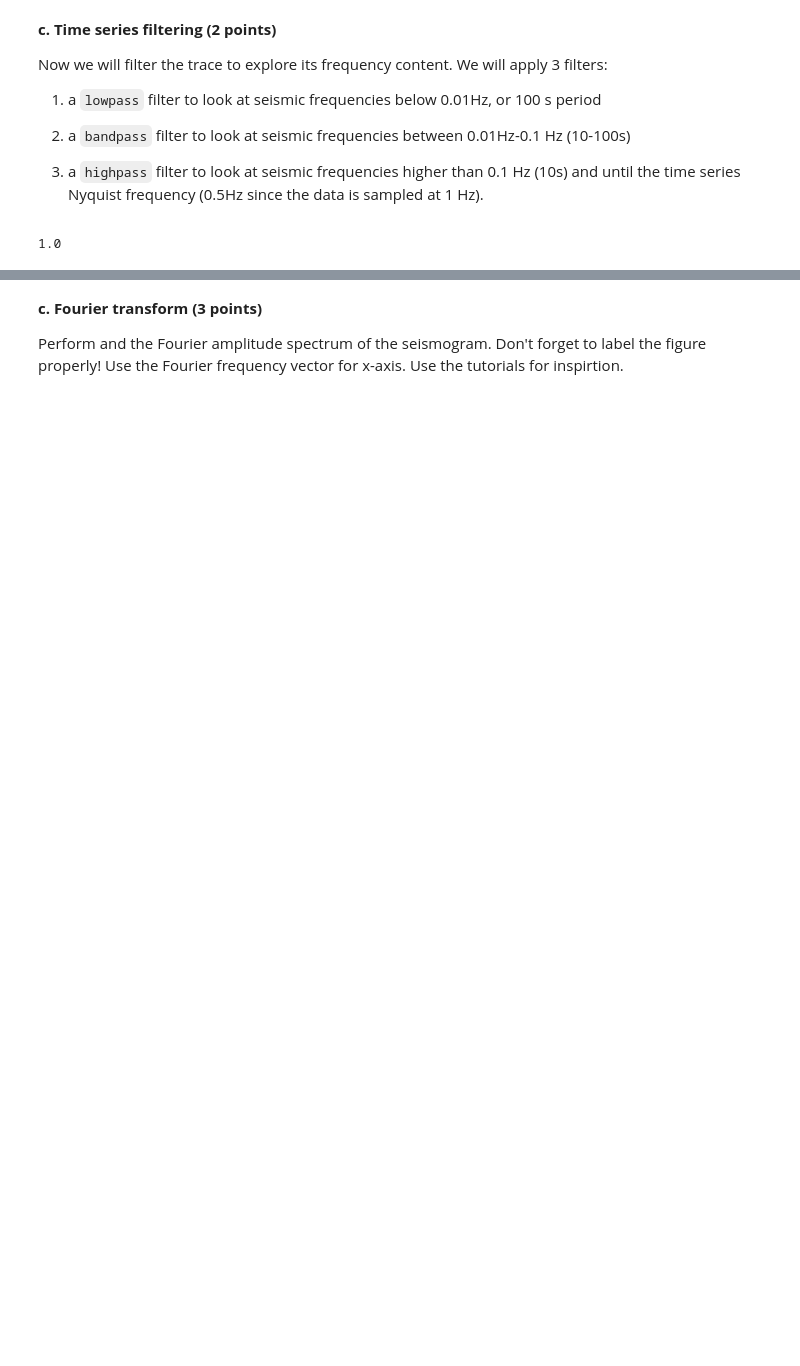
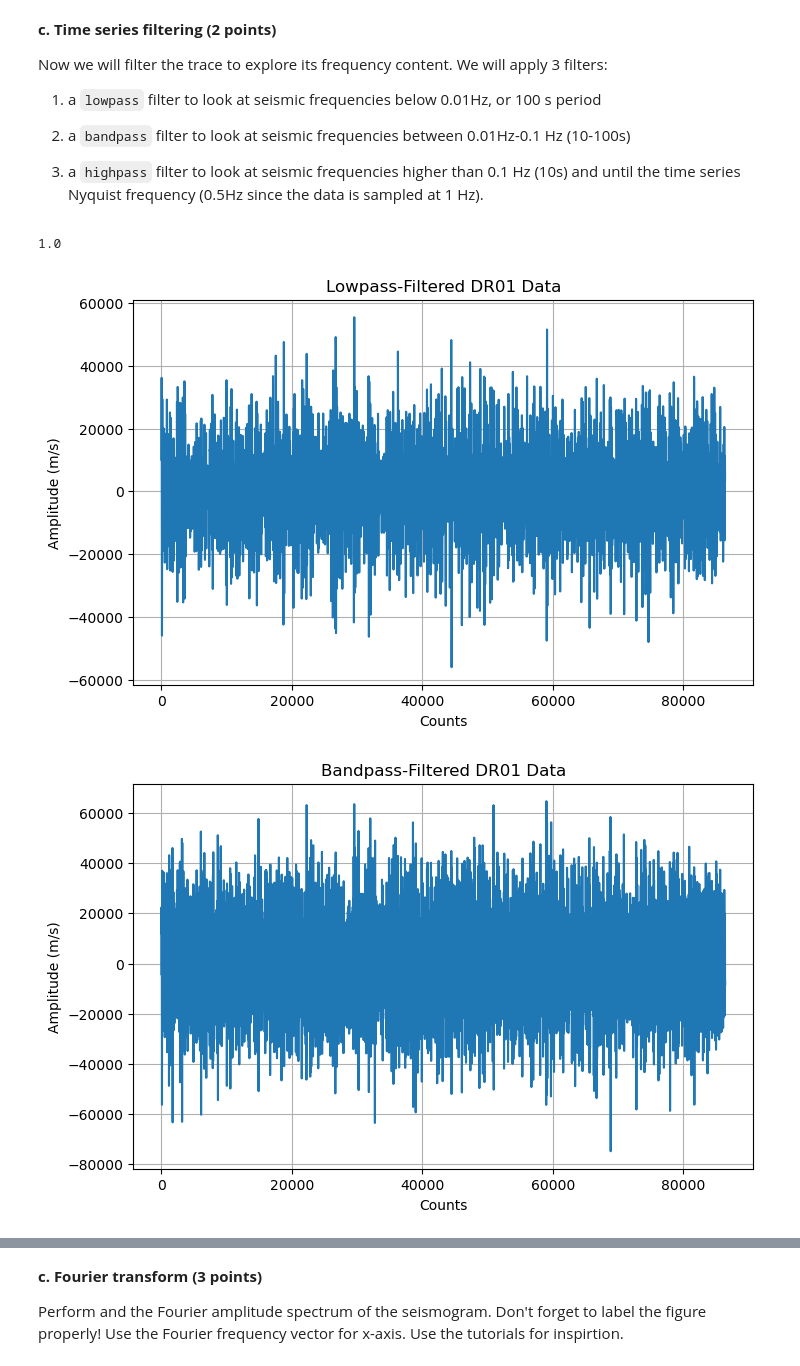
Before and after one commit to UW-ESS-DS/MLGEO2022_AERP, a Jupyter notebook: homework/homework_4.ipynb, the cells around one changed output, grey strips where cells are left out. Drawn from its saved outputs; the diff is of its cells as text; code cells hidden in the pictures; blank space fills up the shorter version.

```diff
--- a/homework/homework_4.ipynb
+++ b/homework/homework_4.ipynb
@@ -74,24 +74,47 @@ Now we will filter the trace to explore its frequency content. We will apply 3 f
 # %%
 # answer below
 import scipy.signal as signal
 from scipy.signal import butter,buttord,  sosfiltfilt, freqs
+import numpy as np
+import matplotlib.pyplot as plt
 fs = Z[0].stats.sampling_rate
+t=np.arange(0,Z[0].stats.npts/Z[0].stats.sampling_rate,Z[0].stats.delta)
 print(fs)
 #Lowpass filter
-sos1 = signal.butter(2,0.01, fs=fs, btype='lowpass', output='sos')
-zf1 = signal.sosfiltfilt(sos1, Z)
+sos1 = signal.butter(2,0.01, btype='lowpass', fs=fs, output='sos')
+zf1 = signal.sosfiltfilt(sos1, Z[0])
+fig, (ax1) = plt.subplots(1,1, figsize=(8,5))  # 1 row, 2 co
+ax1.plot(t, zf1)
+ax1.grid(True)
+ax1.set_xlabel('Counts')
+ax1.set_ylabel('Amplitude (m/s)')
+ax1.set_title('Lowpass-Filtered DR01 Data');
 
 #Bandpass filter
-sos2 = signal.butter(2,[0.01, 0.1], fs=fs, btype='bandpass', output='sos')
-zf2 = signal.sosfiltfilt(sos2, Z)
+sos2 = signal.butter(2,[0.01, 0.1], btype='bandpass', fs=fs, output='sos')
+zf2 = signal.sosfiltfilt(sos2, Z[0])
+fig, (ax2) = plt.subplots(1,1, figsize=(8,5))  # 1 row, 2 co
+ax2.plot(t, zf2)
+ax2.grid(True)
+ax2.set_xlabel('Counts')
+ax2.set_ylabel('Amplitude (m/s)')
+ax2.set_title('Bandpass-Filtered DR01 Data');
 
 #highpass filter (can't go all the way to 0.5-- leaves an error)
-sos3 = signal.butter(2,0.4999999999, fs=fs, btype='highpass', output='sos')
-zf3 = signal.sosfiltfilt(sos3, Z)
+sos3 = signal.butter(2,0.1, btype='highpass', fs=fs, output='sos')
+zf3 = signal.sosfiltfilt(sos3, Z[0])
+fig, (ax3) = plt.subplots(1,1, figsize=(8,5))  # 1 row, 2 co
+ax3.plot(t, zf3)
+ax3.grid(True)
+ax3.set_xlabel('Counts')
+ax3.set_ylabel('Amplitude (m/s)')
+ax3.set_title('Highpass-Filtered DR01 Data');
 
 
 # Here we use a Butterworth filter to select the spectral content of the waveform.
 # I like to use Buttord because it finds the order of the filter that meets the amplitude reduction criterion
 # it's a lot more intuitive! https://docs.scipy.org/doc/scipy/reference/generated/scipy.signal.buttord.html
 # %% [output]
 1.0
+[figure, added]
+[figure, added]
```
Also changed, not shown: parts of 31 cells of this notebook, 1 other file.
